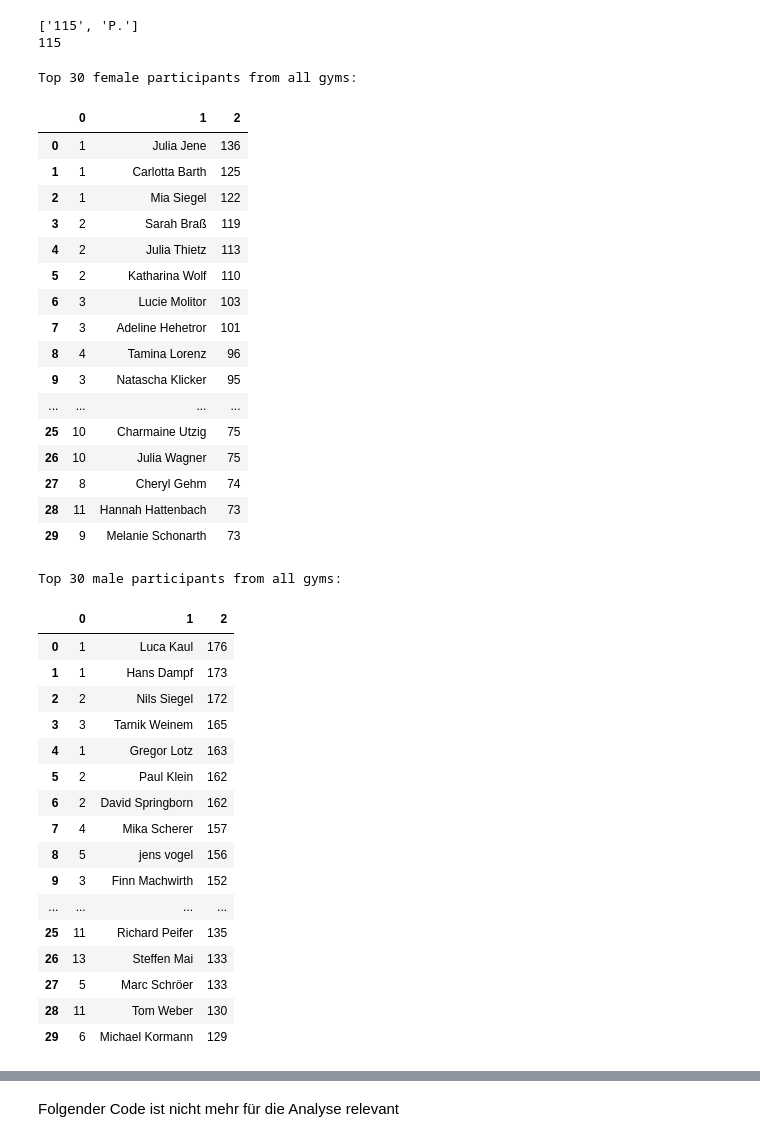
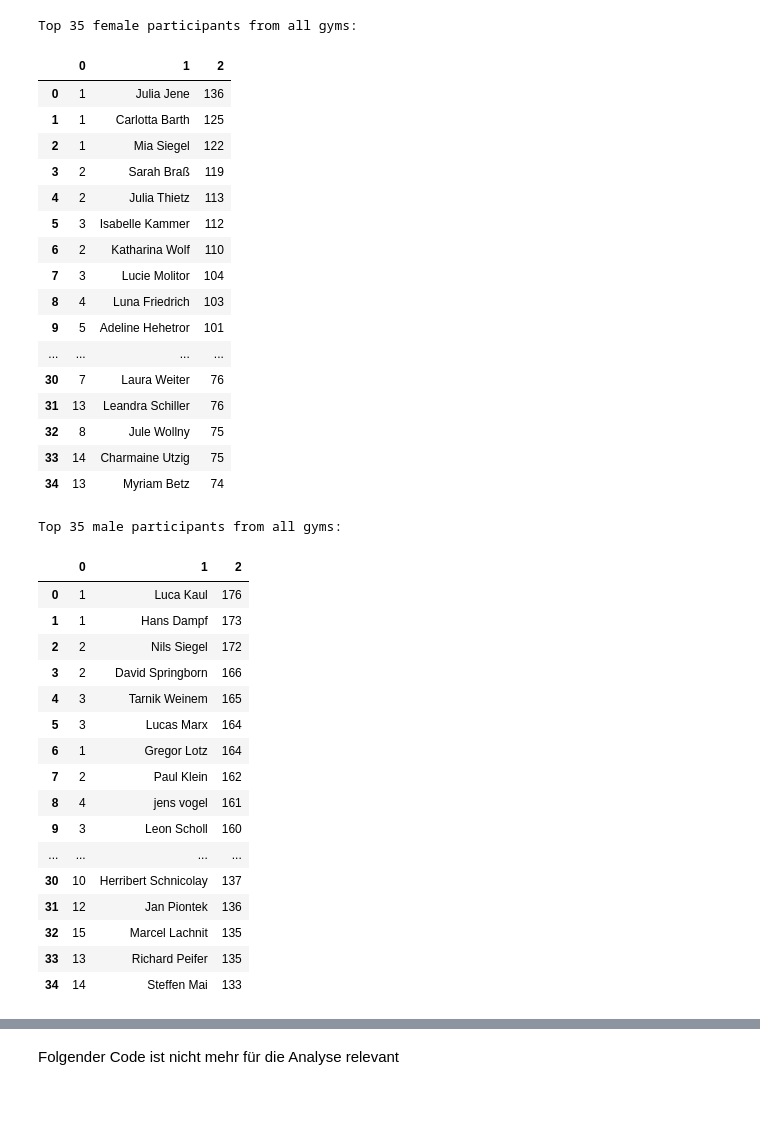
Before and after one commit to hapion1/SaarWars-Fix, a Jupyter notebook: Analyse SaarWars copy.ipynb, the cells around one changed output, grey strips where cells are left out. Drawn from its saved outputs; the diff is of its cells as text; code cells hidden in the pictures; blank space fills up the shorter version.

```diff
--- a/Analyse SaarWars copy.ipynb
+++ b/Analyse SaarWars copy.ipynb
@@ -250,63 +233,56 @@ def get_gym_points():
     print(f'Difference between first and second = {diff}')
     print(f'The current gym-point-standings are the following: ')
     display.display(points)
-# %%
-str = '115 P.'
-print(str.split(' '))
-print(str.split(' ')[0])
-# %% [output]
-['115', 'P.']
-115
 # %%
 for t in [female_table, male_table]:
     t.sort_values(by=[2], inplace=True, ascending=False)
     t.reset_index(inplace=True, drop=True)
 
 def print_top(n:int):
     print(f'Top {n} female participants from all gyms:')
     display.display(female_table.iloc[:n])
 
     print(f'Top {n} male participants from all gyms:')
     display.display(male_table.iloc[:n])
 
-print_top(30)
+print_top(35)
 # %% [output]
-Top 30 female participants from all gyms:
+Top 35 female participants from all gyms:
 |  | 0 | 1 | 2 |
 | 0 | 1 | Julia Jene | 136 |
 | 1 | 1 | Carlotta Barth | 125 |
 | 2 | 1 | Mia Siegel | 122 |
 | 3 | 2 | Sarah Braß | 119 |
 | 4 | 2 | Julia Thietz | 113 |
-| 5 | 2 | Katharina Wolf | 110 |
-| 6 | 3 | Lucie Molitor | 103 |
-| 7 | 3 | Adeline Hehetror | 101 |
-| 8 | 4 | Tamina Lorenz | 96 |
-| 9 | 3 | Natascha Klicker | 95 |
+| 5 | 3 | Isabelle Kammer | 112 |
+| 6 | 2 | Katharina Wolf | 110 |
+| 7 | 3 | Lucie Molitor | 104 |
+| 8 | 4 | Luna Friedrich | 103 |
+| 9 | 5 | Adeline Hehetror | 101 |
 | ... | ... | ... | ... |
-| 25 | 10 | Charmaine Utzig | 75 |
-| 26 | 10 | Julia Wagner | 75 |
-| 27 | 8 | Cheryl Gehm | 74 |
-| 28 | 11 | Hannah Hattenbach | 73 |
-| 29 | 9 | Melanie Schonarth | 73 |
+| 30 | 7 | Laura Weiter | 76 |
+| 31 | 13 | Leandra Schiller | 76 |
+| 32 | 8 | Jule Wollny | 75 |
+| 33 | 14 | Charmaine Utzig | 75 |
+| 34 | 13 | Myriam Betz | 74 |
-Top 30 male participants from all gyms:
+Top 35 male participants from all gyms:
 |  | 0 | 1 | 2 |
 | 0 | 1 | Luca Kaul | 176 |
 | 1 | 1 | Hans Dampf | 173 |
 | 2 | 2 | Nils Siegel | 172 |
-| 3 | 3 | Tarnik Weinem | 165 |
-| 4 | 1 | Gregor Lotz | 163 |
-| 5 | 2 | Paul Klein | 162 |
-| 6 | 2 | David Springborn | 162 |
-| 7 | 4 | Mika Scherer | 157 |
-| 8 | 5 | jens vogel | 156 |
-| 9 | 3 | Finn Machwirth | 152 |
+| 3 | 2 | David Springborn | 166 |
+| 4 | 3 | Tarnik Weinem | 165 |
+| 5 | 3 | Lucas Marx | 164 |
+| 6 | 1 | Gregor Lotz | 164 |
+| 7 | 2 | Paul Klein | 162 |
+| 8 | 4 | jens vogel | 161 |
+| 9 | 3 | Leon Scholl | 160 |
 | ... | ... | ... | ... |
-| 25 | 11 | Richard Peifer | 135 |
-| 26 | 13 | Steffen Mai | 133 |
-| 27 | 5 | Marc Schröer | 133 |
-| 28 | 11 | Tom Weber | 130 |
-| 29 | 6 | Michael Kormann | 129 |
+| 30 | 10 | Herribert Schnicolay | 137 |
+| 31 | 12 | Jan Piontek | 136 |
+| 32 | 15 | Marcel Lachnit | 135 |
+| 33 | 13 | Richard Peifer | 135 |
+| 34 | 14 | Steffen Mai | 133 |
 # %%
 get_gym_points()
 # %% [output]
```
Also changed, not shown: parts of 8 cells of this notebook, 7 other files.
